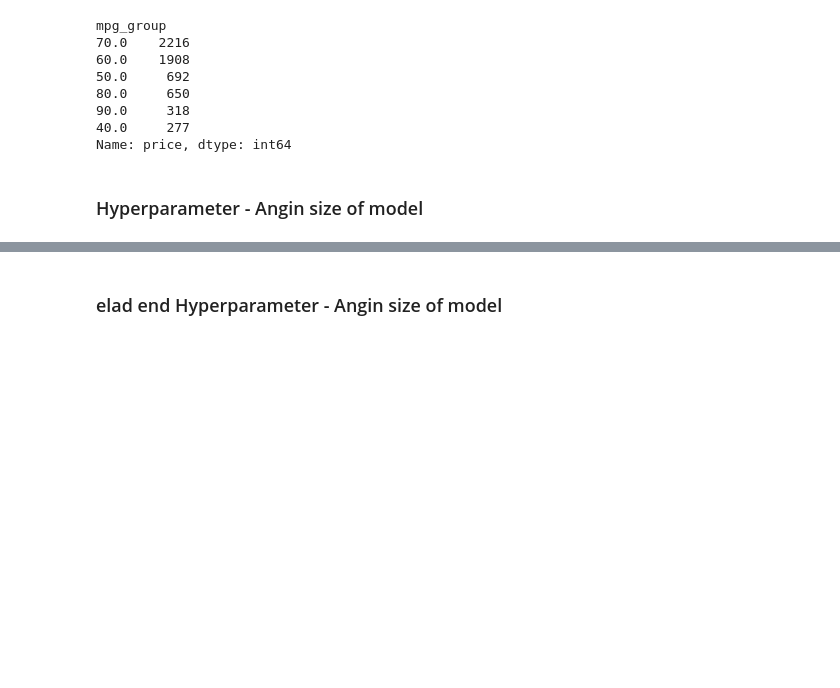
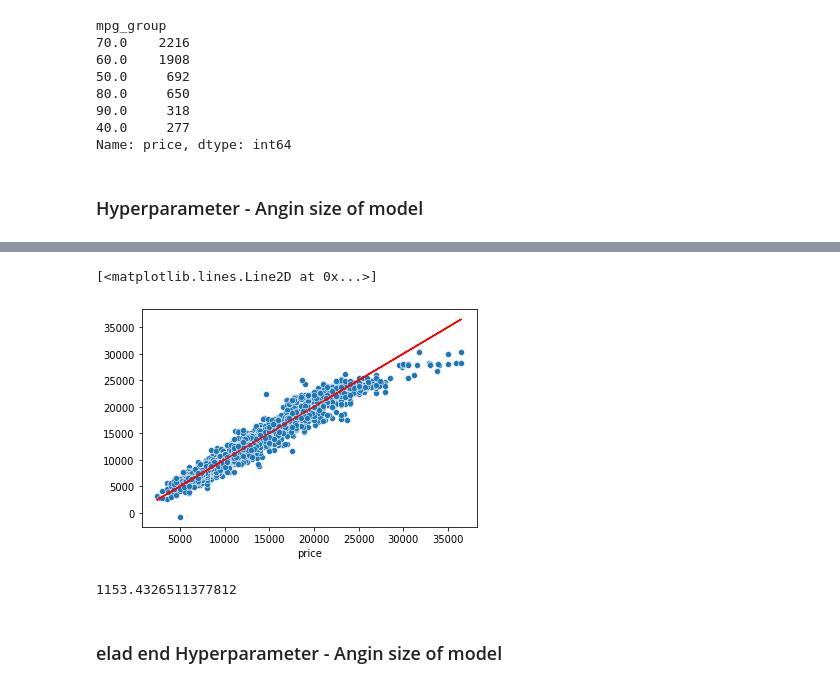
Before and after one commit to Raanank10/UK_Used_Car_Data, a Jupyter notebook: 100000_UK_Used_Car_Data_set_regression_project_.ipynb, the cells around one changed output, grey strips where cells are left out. Cells and saved outputs as stored; diff of their text form; code cells hidden in the pictures; blank space fills up the shorter version.

```diff
--- a/100000_UK_Used_Car_Data_set_regression_project_.ipynb
+++ b/100000_UK_Used_Car_Data_set_regression_project_.ipynb
@@ -1229,0 +1266,3 @@ mse(y_hyper2_train, y_hyper2_train_pred)**0.5
+# %%
+dummies_Toyota['engineSizeXAge'] = dummies_Toyota['engineSize'] * dummies_Toyota['car_age']
+dummies_Toyota
@@ -1230,3 +1283,27 @@ mse(y_hyper2_train, y_hyper2_train_pred)**0.5
+# %%
+X_hyper3 = dummies_Toyota.drop('price', axis=1)
+y_hyper3 = dummies_Toyota.price
+
+X_hyper3_train, X_hyper3_test, y_hyper3_train, y_hyper3_test = split(X_hyper3, y_hyper3, test_size=0.3, random_state=124124)
+
+lin_model_hyper3 = LinearRegression().fit(X_hyper3_train, y_hyper3_train)
+
+y_hyper3_train_pred = lin_model_hyper3.predict(X_hyper3_train)
+
+# ax = sns.scatterplot(x=y_hyper2_train, y=y_hyper2_train_pred)
+# ax.plot(y_hyper2_train, y_hyper2_train, 'r')
+
+# mse(y_hyper2_train, y_hyper2_train_pred)**0.5
+# %%
+ax = sns.scatterplot(x=y_hyper3_train, y=y_hyper3_train_pred)
+ax.plot(y_hyper3_train, y_hyper3_train, 'r')
+# %% [output]
+[<matplotlib.lines.Line2D at 0x...>]
+[figure, added]
+# %%
+mse(y_hyper3_train, y_hyper3_train_pred)**0.5
+# %% [output]
+1153.4326511377812
 # %% [markdown]
 ### elad end Hyperparameter - Angin size of model
 # %%
```
Also changed, not shown: parts of 8 cells of this notebook.
